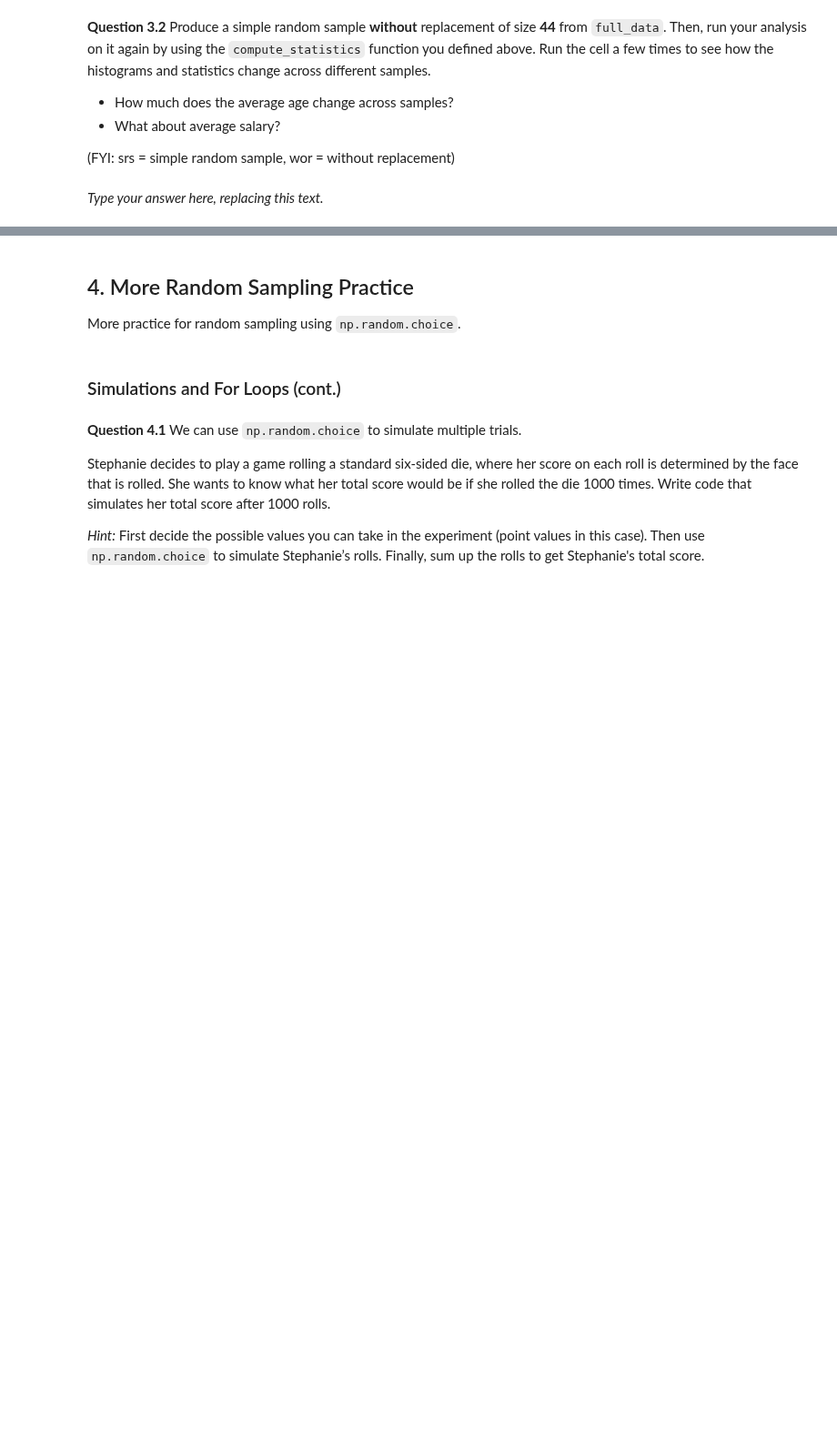
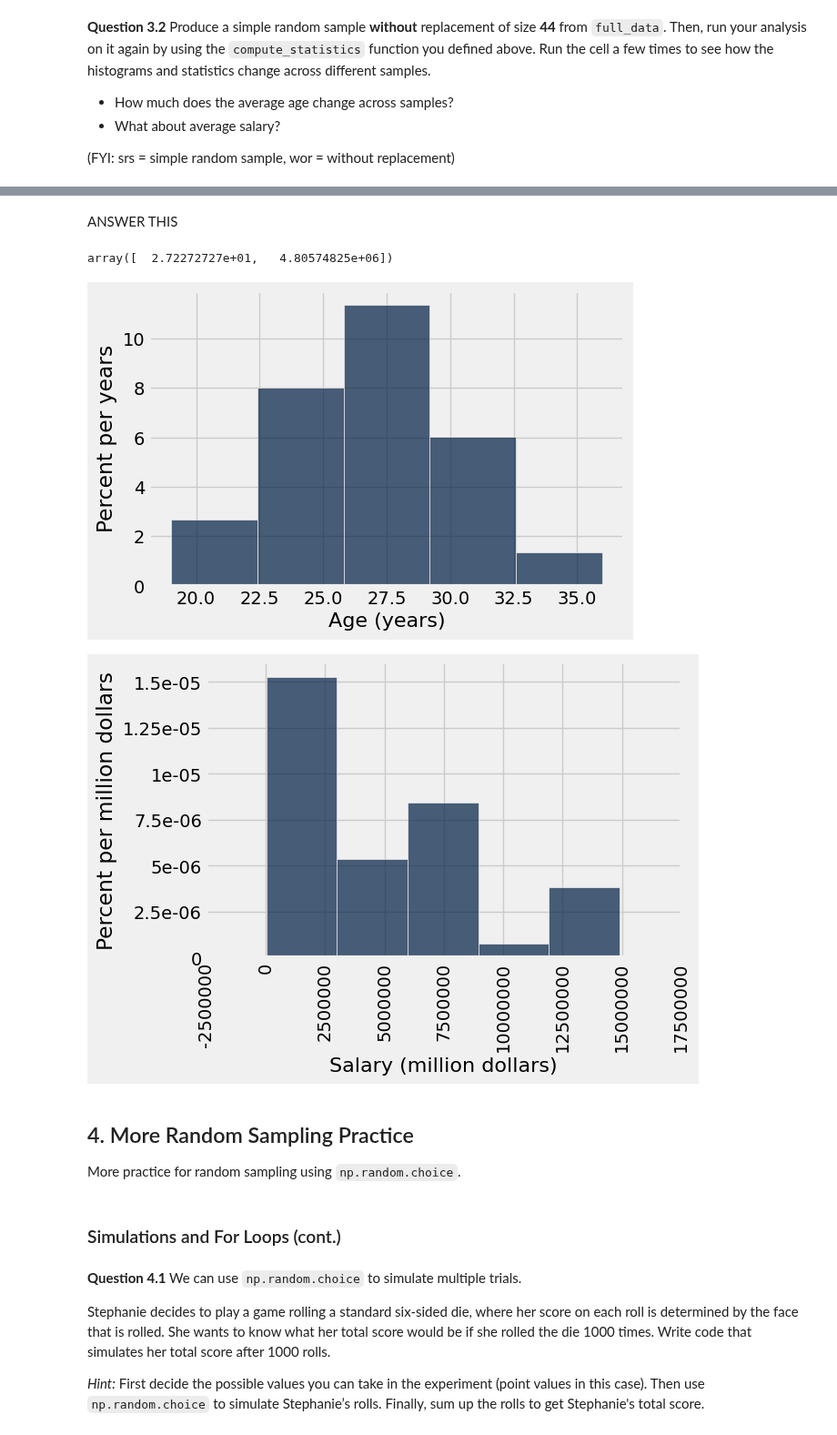
Before and after one commit to elliebeiser/introdata1350, a Jupyter notebook: lab05/lab05.ipynb, the cells around one changed output, grey strips where cells are left out. Shown at 91% size. Saved outputs shown, nothing was run; the diff lists cells and outputs as text; code cells hidden in the pictures; blank space fills up the shorter version.

```diff
--- a/lab05/lab05.ipynb
+++ b/lab05/lab05.ipynb
@@ -435,14 +441,18 @@ salary_data.sample(5, with_replacement=False)
 - What about average salary?
 
 (FYI: srs = simple random sample, wor = without replacement)
-# %% [markdown]
-_Type your answer here, replacing this text._
 # %% [markdown]
 <!-- BEGIN QUESTION -->
+# %% [markdown]
+ANSWER THIS
 # %%
-my_small_srswor_data = ...
-my_small_stats = ...
+my_small_srswor_data = full_data.sample(44, with_replacement=False)
+my_small_stats = compute_statistics(my_small_srswor_data)
 my_small_stats
+# %% [output]
+array([  2.72272727e+01,   4.80574825e+06])
+[figure, added]
+[figure, added]
 # %% [markdown]
 <!-- END QUESTION -->
 
```
Also changed, not shown: parts of 17 cells of this notebook, 1 other file.
